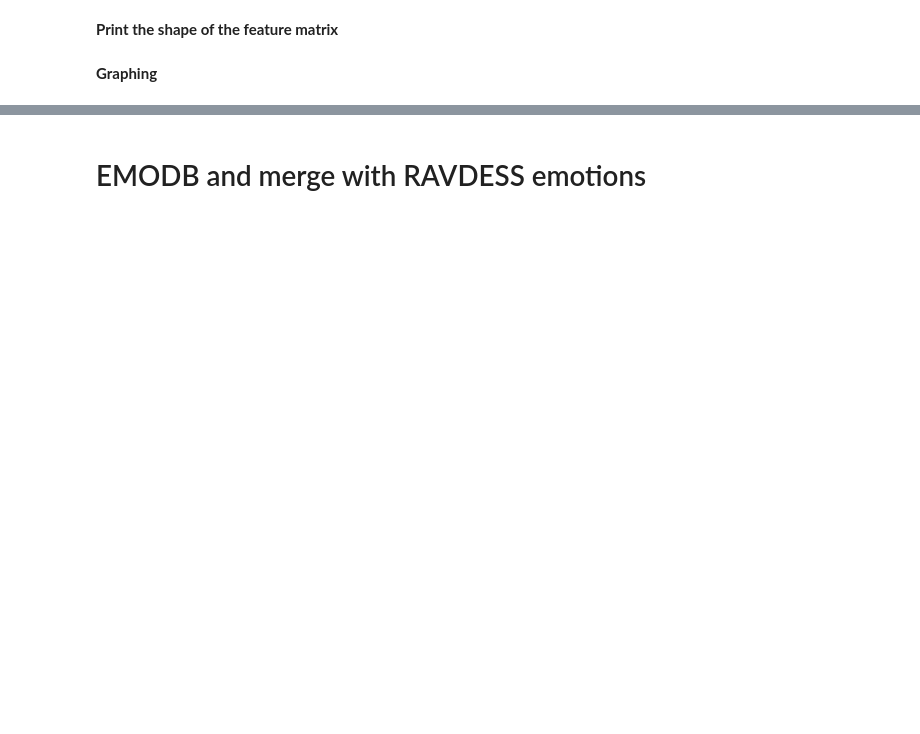
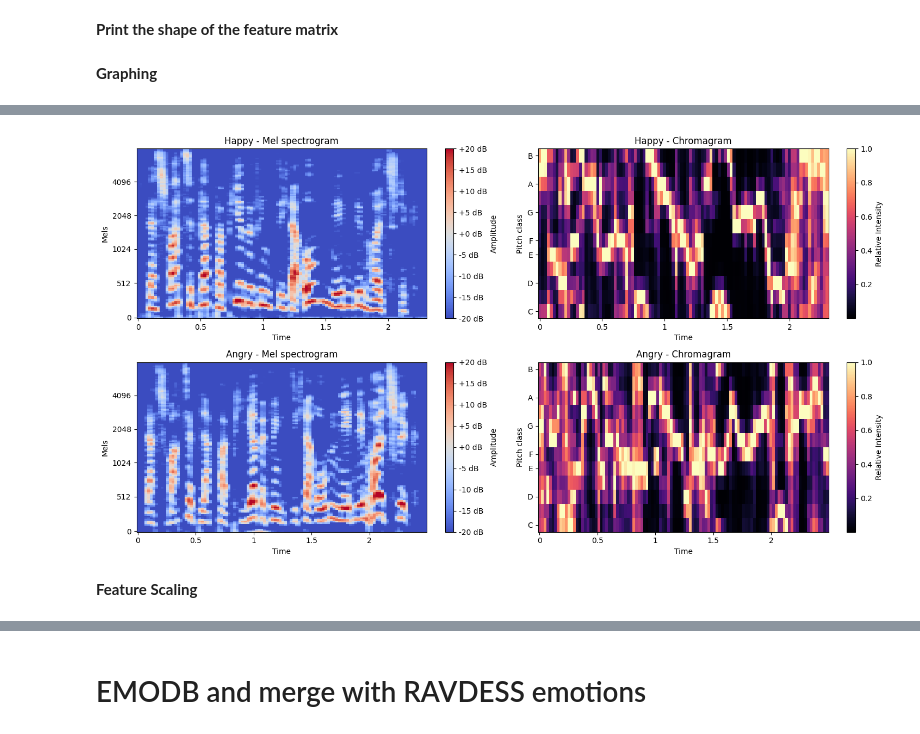
Before and after one commit to gracektan/Week-2_Data_Preprocessing, a Jupyter notebook: Week_2_Data_Preprocessing.ipynb, the cells around one changed output, grey strips where cells are left out. Cells and saved outputs as stored; diff of their text form; code cells hidden in the pictures; blank space fills up the shorter version.

```diff
--- a/Week_2_Data_Preprocessing.ipynb
+++ b/Week_2_Data_Preprocessing.ipynb
@@ -1141,0 +1411,64 @@ plot_bar_graph(y_resampled.unique(), y_resampled.value_counts(), 'Emotion', 'Cou
+# %%
+# Function to load and display Mel spectrogram and Chromagram side by side
+def load_and_display_mel_chroma_side_by_side(happy_file, angry_file):
+    # Load Happy file
+    with soundfile.SoundFile(happy_file) as audio_happy:
+        waveform_happy = audio_happy.read(dtype="float32")
+        sample_rate_happy = audio_happy.samplerate
+
+        # Mel spectrogram for Happy
+        melspectrogram_happy = librosa.feature.melspectrogram(y=waveform_happy, sr=sample_rate_happy, n_mels=128, fmax=8000)
+        plt.figure(figsize=(15, 8))
+
+        # Display Mel spectrogram for Happy
+        plt.subplot(2, 2, 1)
+        librosa.display.specshow(librosa.power_to_db(S=melspectrogram_happy, ref=np.mean),
+                                 y_axis='mel', fmax=8000, x_axis='time', norm=Normalize(vmin=-20, vmax=20))
+        plt.colorbar(format='%+2.0f dB', label='Amplitude')
+        plt.ylabel('Mels')
+        plt.title('Happy - Mel spectrogram')
+
+        # Chromagram for Happy
+        chromagram_happy = librosa.feature.chroma_stft(y=waveform_happy, sr=sample_rate_happy)
+
+        # Display Chromagram for Happy
+        plt.subplot(2, 2, 2)
+        librosa.display.specshow(chromagram_happy, y_axis='chroma', x_axis='time')
+        plt.colorbar(label='Relative Intensity')
+        plt.title('Happy - Chromagram')
+
+    # Load Angry file
+    with soundfile.SoundFile(angry_file) as audio_angry:
+        waveform_angry = audio_angry.read(dtype="float32")
+        sample_rate_angry = audio_angry.samplerate
+
+        # Mel spectrogram for Angry
+        melspectrogram_angry = librosa.feature.melspectrogram(y=waveform_angry, sr=sample_rate_angry, n_mels=128, fmax=8000)
+
+        # Display Mel spectrogram for Angry
+        plt.subplot(2, 2, 3)
+        librosa.display.specshow(librosa.power_to_db(S=melspectrogram_angry, ref=np.mean),
+                                 y_axis='mel', fmax=8000, x_axis='time', norm=Normalize(vmin=-20, vmax=20))
+        plt.colorbar(format='%+2.0f dB', label='Amplitude')
+        plt.ylabel('Mels')
+        plt.title('Angry - Mel spectrogram')
+
+        # Chromagram for Angry
+        chromagram_angry = librosa.feature.chroma_stft(y=waveform_angry, sr=sample_rate_angry)
+
+        # Display Chromagram for Angry
+        plt.subplot(2, 2, 4)
+        librosa.display.specshow(chromagram_angry, y_axis='chroma', x_axis='time')
+        plt.colorbar(label='Relative Intensity')
+        plt.title('Angry - Chromagram')
+
+    plt.tight_layout()
+    plt.show()
+
+
+# Load and display Mel spectrogram and Chromagram side by side for both Happy and Angry files
+load_and_display_mel_chroma_side_by_side(happy_file, angry_file)
+# %% [output]
+[figure, added]
+# %% [markdown]
+**Feature Scaling**
```
Also changed, not shown: parts of 33 cells of this notebook.
